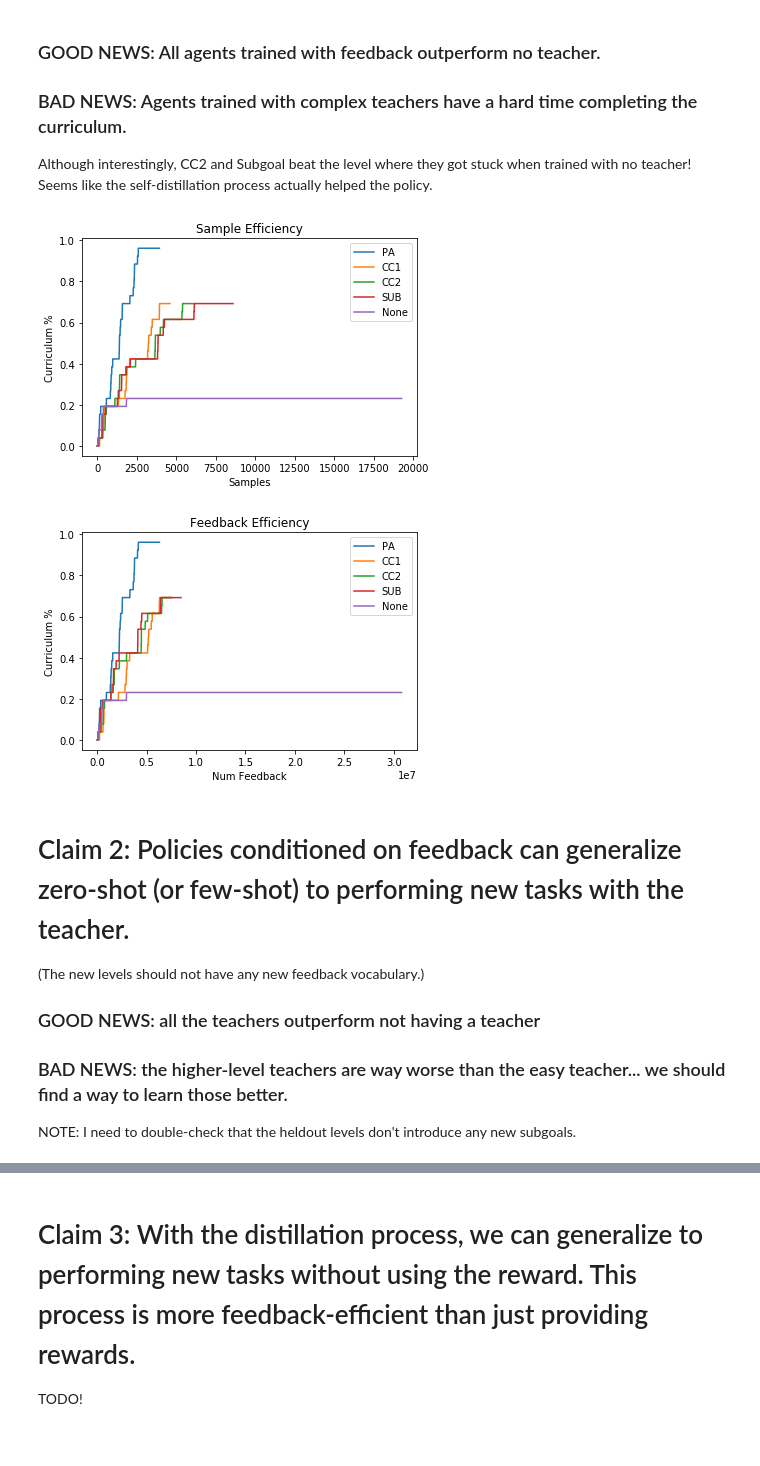
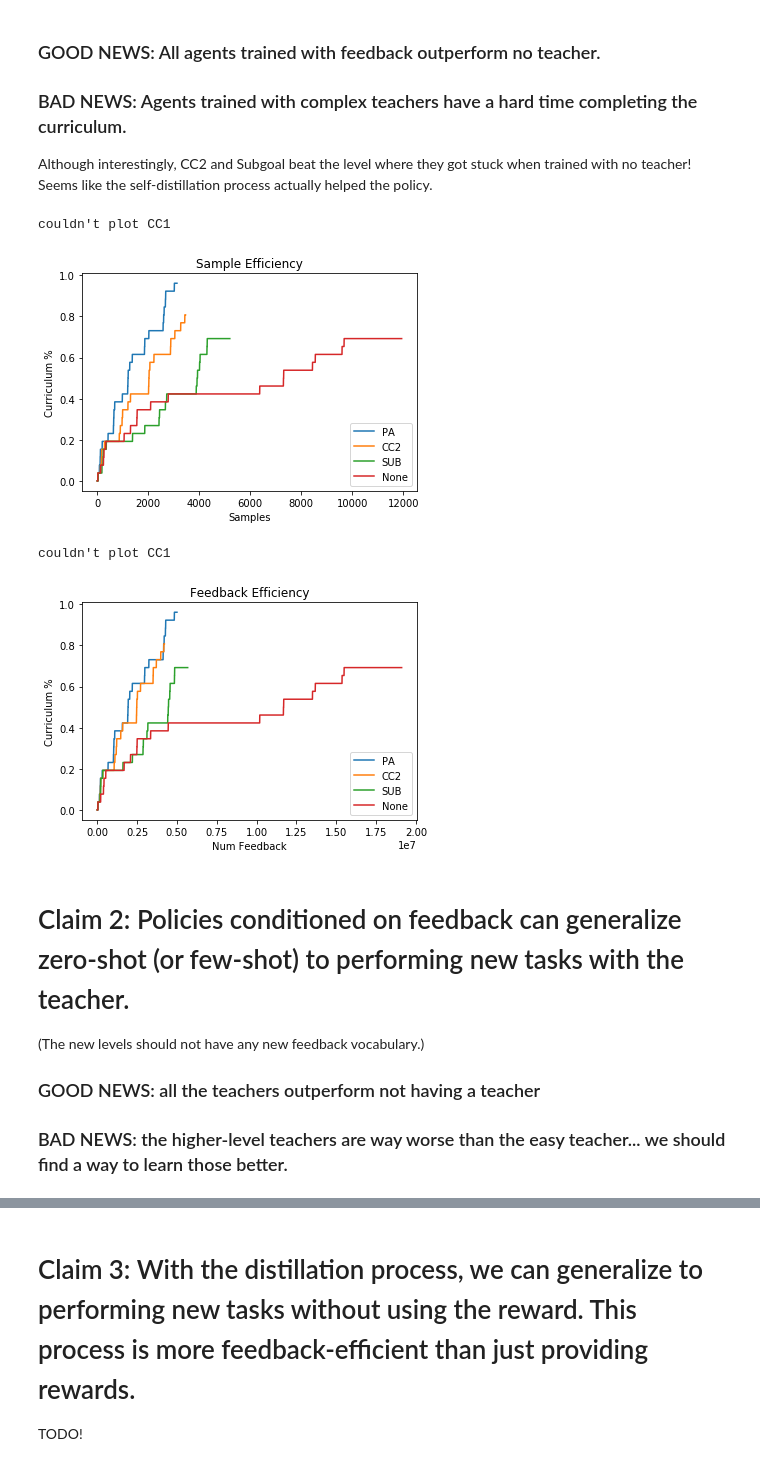
Before and after one commit to rll-research/teachable, a Jupyter notebook: Plots.ipynb, the cells around one changed output, grey strips where cells are left out. Cells and saved outputs as stored; diff of their text form; code cells hidden in the pictures.

```diff
--- a/Plots.ipynb
+++ b/Plots.ipynb
@@ -108,26 +143,35 @@ If this isn't true for certain higher-level teachers that's fine, so long as we
 
 Although interestingly, CC2 and Subgoal beat the level where they got stuck when trained with no teacher! Seems like the self-distillation process actually helped the policy.
 # %%
+# original discount
+# data_names = [
+#     (437, 'PA'),
+#     (452, 'CC1'),
+#     (453, 'CC2'),
+#     (454, 'SUB'),
+#     (443, 'None'),
+# ]
+
+
 data_names = [
-    (437, 'PA'),
-    (452, 'CC1'),
-    (453, 'CC2'),
-#     (391, 'CC3'),
-    (454, 'SUB'),
-    (443, 'None'),
+    (482, 'PA'),
+    (483, 'CC1'),
+    (484, 'CC2'),
+    (485, 'SUB'),
+    (481, 'None'),
 ]
 plot_curriculum(data_names, 'samples')
 
 plot_curriculum(data_names, 'feedback')
 # %% [output]
+couldn't plot CC1
-[figure, old version]
+[figure, new version]
+couldn't plot CC1
-[figure, old version]
+[figure, new version]
 # %% [markdown]
 # Claim 2: Policies conditioned on feedback can generalize zero-shot (or few-shot) to performing new tasks with the teacher.
 (The new levels should not have any new feedback vocabulary.)
 
 ### GOOD NEWS: all the teachers outperform not having a teacher
 ### BAD NEWS: the higher-level teachers are way worse than the easy teacher... we should find a way to learn those better.
-
-NOTE: I need to double-check that the heldout levels don't introduce any new subgoals.
 # %%
```
Also changed, not shown: parts of 11 cells of this notebook.
